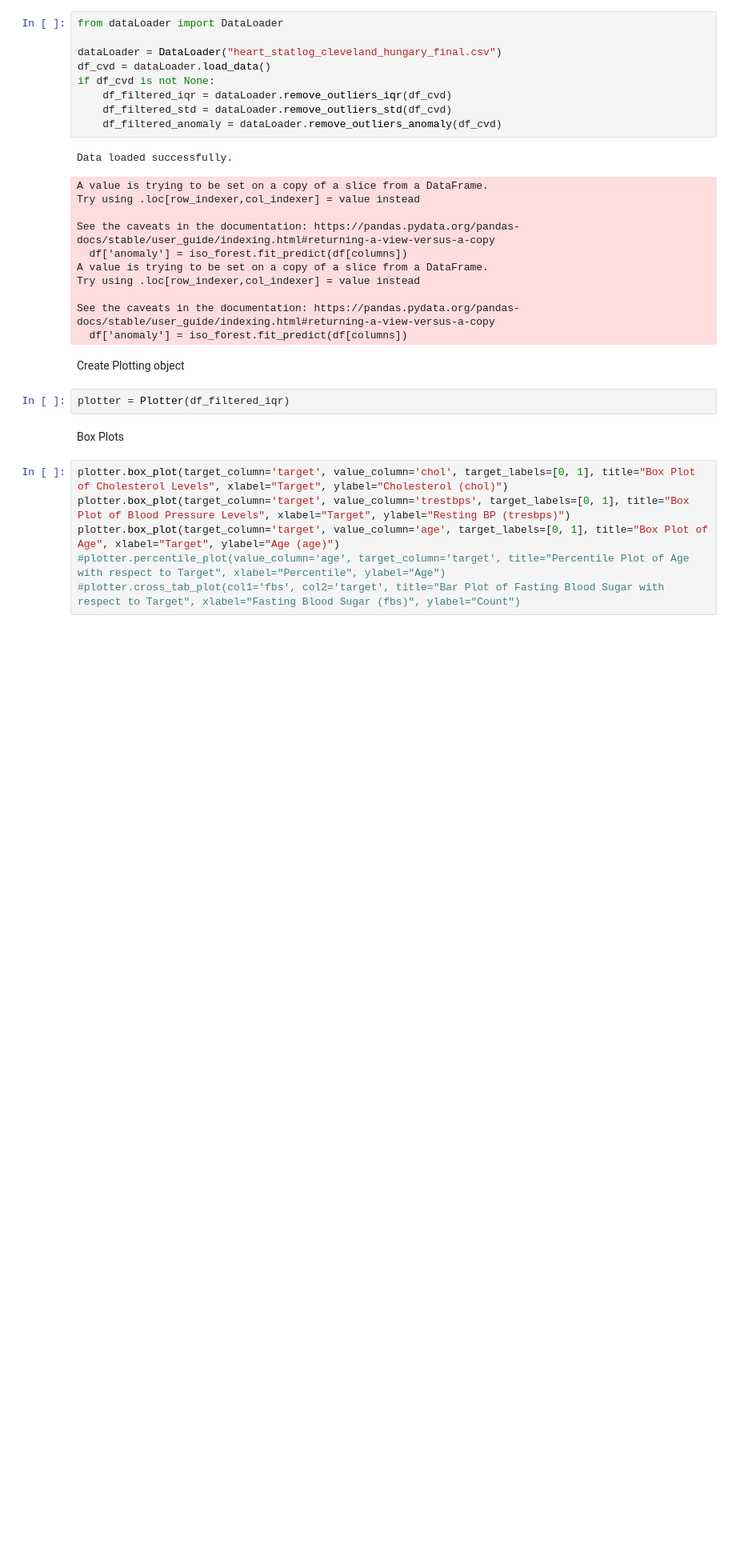
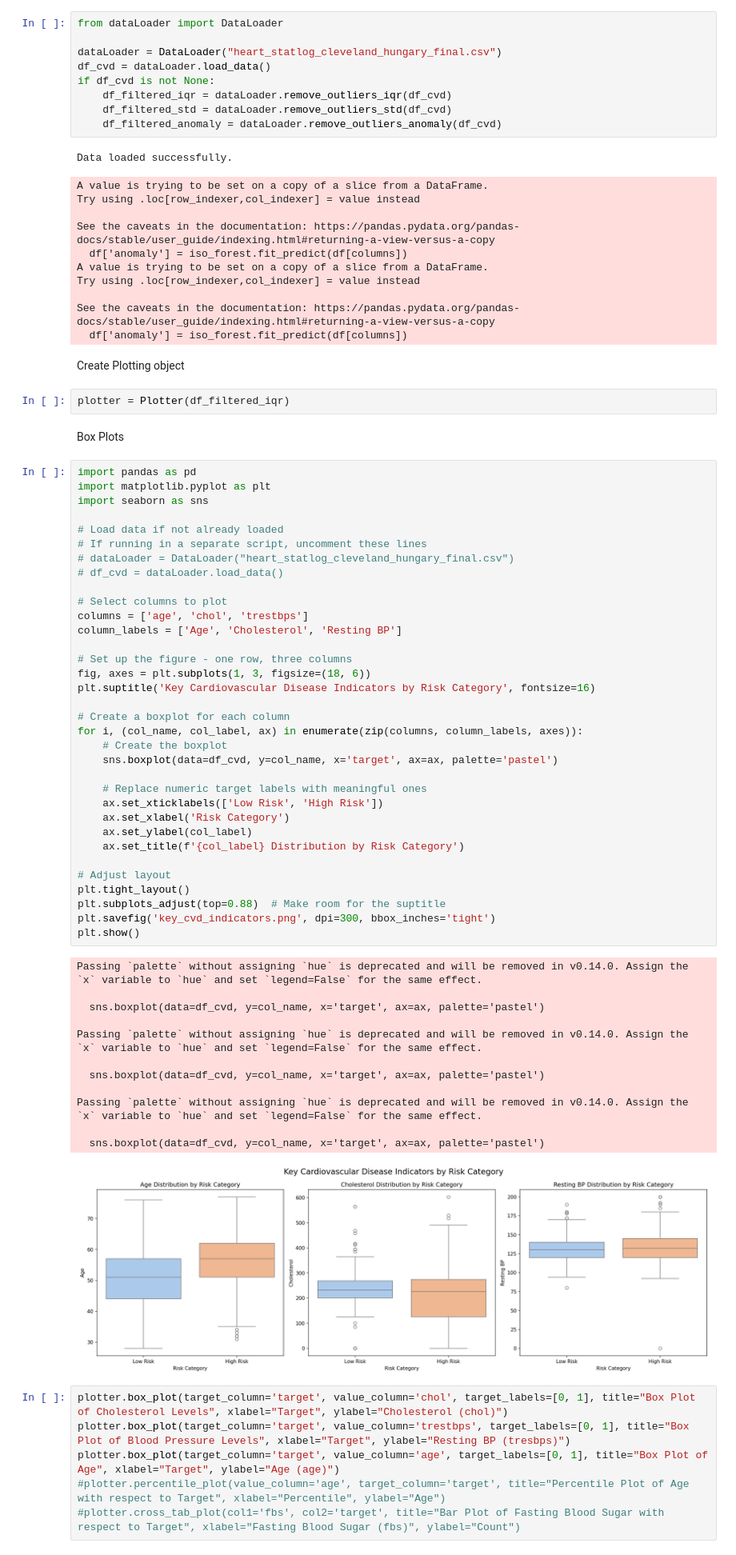
Before and after one commit to PMK1991/cvd_counterfactual_pipeline, a Jupyter notebook: nb_cvd_eda.ipynb, the cells around one changed output. Shown at 80% size. Drawn from its saved outputs; the diff is of its cells as text; blank space fills up the shorter version.

```diff
--- a/nb_cvd_eda.ipynb
+++ b/nb_cvd_eda.ipynb
@@ -49,6 +51,53 @@ Create Plotting object
 plotter = Plotter(df_filtered_iqr)
 # %% [markdown]
 Box Plots
+# %%
+import pandas as pd
+import matplotlib.pyplot as plt
+import seaborn as sns
+
+# Load data if not already loaded
+# If running in a separate script, uncomment these lines
+# dataLoader = DataLoader("heart_statlog_cleveland_hungary_final.csv")
+# df_cvd = dataLoader.load_data()
+
+# Select columns to plot
+columns = ['age', 'chol', 'trestbps']
+column_labels = ['Age', 'Cholesterol', 'Resting BP']
+
+# Set up the figure - one row, three columns
+fig, axes = plt.subplots(1, 3, figsize=(18, 6))
+plt.suptitle('Key Cardiovascular Disease Indicators by Risk Category', fontsize=16)
+
+# Create a boxplot for each column
+for i, (col_name, col_label, ax) in enumerate(zip(columns, column_labels, axes)):
+    # Create the boxplot
+    sns.boxplot(data=df_cvd, y=col_name, x='target', ax=ax, palette='pastel')
+
+    # Replace numeric target labels with meaningful ones
+    ax.set_xticklabels(['Low Risk', 'High Risk'])
+    ax.set_xlabel('Risk Category')
+    ax.set_ylabel(col_label)
+    ax.set_title(f'{col_label} Distribution by Risk Category')
+
+# Adjust layout
+plt.tight_layout()
+plt.subplots_adjust(top=0.88)  # Make room for the suptitle
+plt.savefig('key_cvd_indicators.png', dpi=300, bbox_inches='tight')
+plt.show()
+# %% [output]
+Passing `palette` without assigning `hue` is deprecated and will be removed in v0.14.0. Assign the `x` variable to `hue` and set `legend=False` for the same effect.
+
+  sns.boxplot(data=df_cvd, y=col_name, x='target', ax=ax, palette='pastel')
+
+Passing `palette` without assigning `hue` is deprecated and will be removed in v0.14.0. Assign the `x` variable to `hue` and set `legend=False` for the same effect.
+
+  sns.boxplot(data=df_cvd, y=col_name, x='target', ax=ax, palette='pastel')
+
+Passing `palette` without assigning `hue` is deprecated and will be removed in v0.14.0. Assign the `x` variable to `hue` and set `legend=False` for the same effect.
+
+  sns.boxplot(data=df_cvd, y=col_name, x='target', ax=ax, palette='pastel')
+[figure, added]
 # %%
 plotter.box_plot(target_column='target', value_column='chol', target_labels=[0, 1], title="Box Plot of Cholesterol Levels", xlabel="Target", ylabel="Cholesterol (chol)")
 plotter.box_plot(target_column='target', value_column='trestbps', target_labels=[0, 1], title="Box Plot of Blood Pressure Levels", xlabel="Target", ylabel="Resting BP (tresbps)")
```
Also changed, not shown: parts of 7 cells of this notebook, 6 other files.
